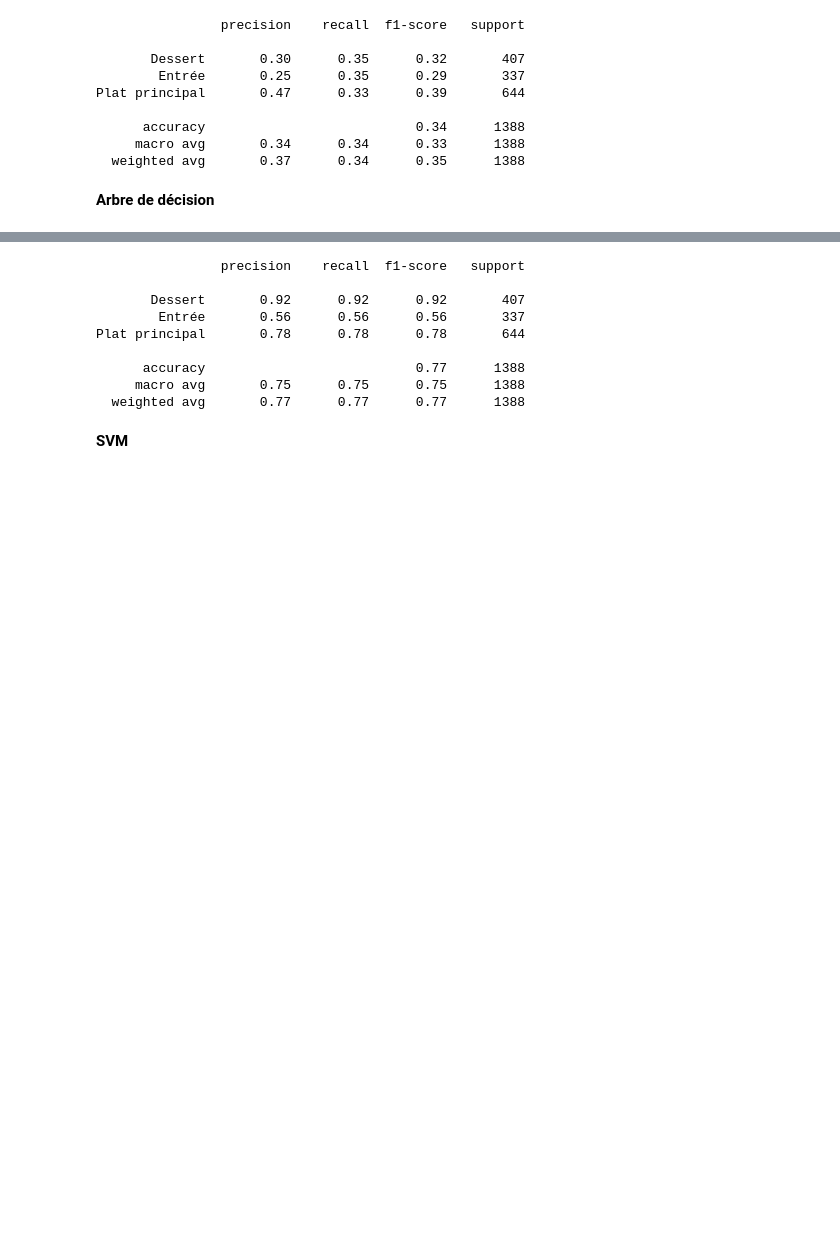
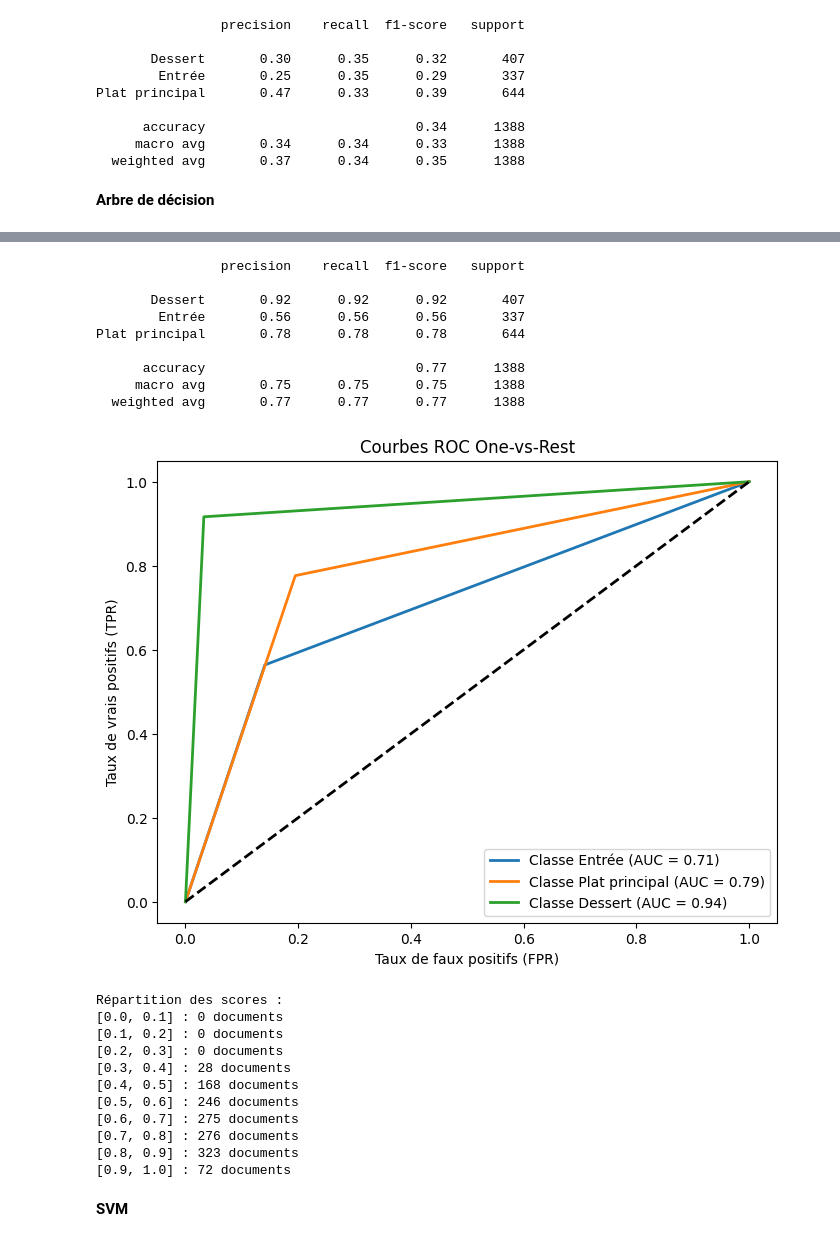
Before and after one commit to Raclax/Projet_TAL_marie_clara, a Jupyter notebook: src/traininf_nb.ipynb, the cells around one changed output, grey strips where cells are left out. Drawn from its saved outputs; the diff is of its cells as text; code cells hidden in the pictures; blank space fills up the shorter version.

```diff
--- a/src/traininf_nb.ipynb
+++ b/src/traininf_nb.ipynb
@@ -138,21 +135,39 @@ Plat principal       0.47      0.33      0.39       644
 # %%
 clf = DecisionTreeClassifier(random_state=42)
 clf.fit(x_train, y_train)
+
 predictions = clf.predict(x_test)
+y_pred_proba = model.predict_proba(x_test)
+
 
 generate_confusion_matrix(predictions, y_test)
 print(classification_report(y_test,predictions))
+
+plot_roc_curve(y_test,predictions)
+plot_score_distribution(y_pred_proba, y_test)
 # %% [output]
 [figure]
                 precision    recall  f1-score   support
 
        Dessert       0.92      0.92      0.92       407
         Entrée       0.56      0.56      0.56       337
 Plat principal       0.78      0.78      0.78       644
 
       accuracy                           0.77      1388
      macro avg       0.75      0.75      0.75      1388
   weighted avg       0.77      0.77      0.77      1388
+[figure, added]
+Répartition des scores :
+[0.0, 0.1] : 0 documents
+[0.1, 0.2] : 0 documents
+[0.2, 0.3] : 0 documents
+[0.3, 0.4] : 28 documents
+[0.4, 0.5] : 168 documents
+[0.5, 0.6] : 246 documents
+[0.6, 0.7] : 275 documents
+[0.7, 0.8] : 276 documents
+[0.8, 0.9] : 323 documents
+[0.9, 1.0] : 72 documents
 # %% [markdown]
 **SVM**
 # %%
```
Also changed, not shown: parts of 4 cells of this notebook, 1 other file.
